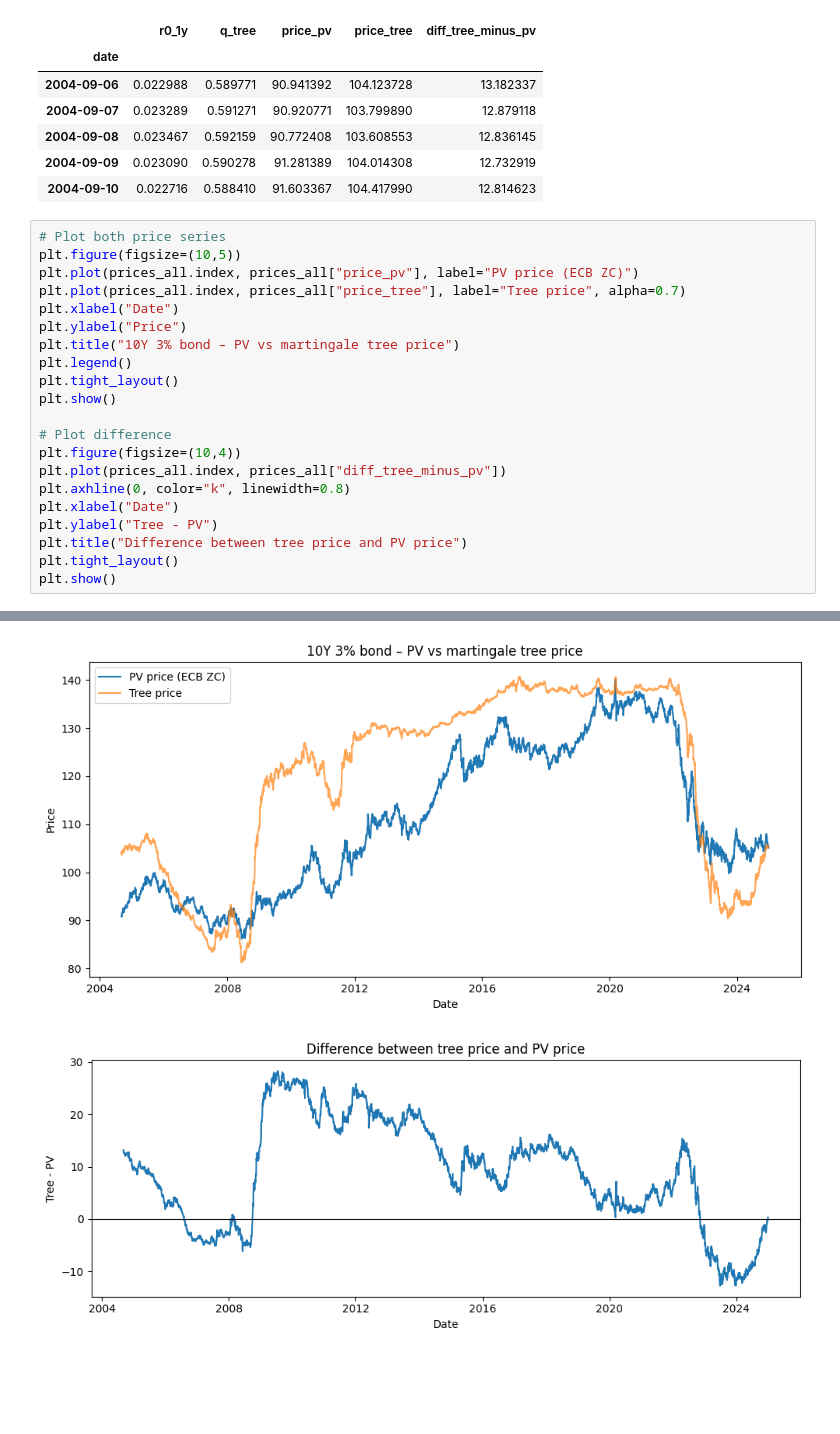
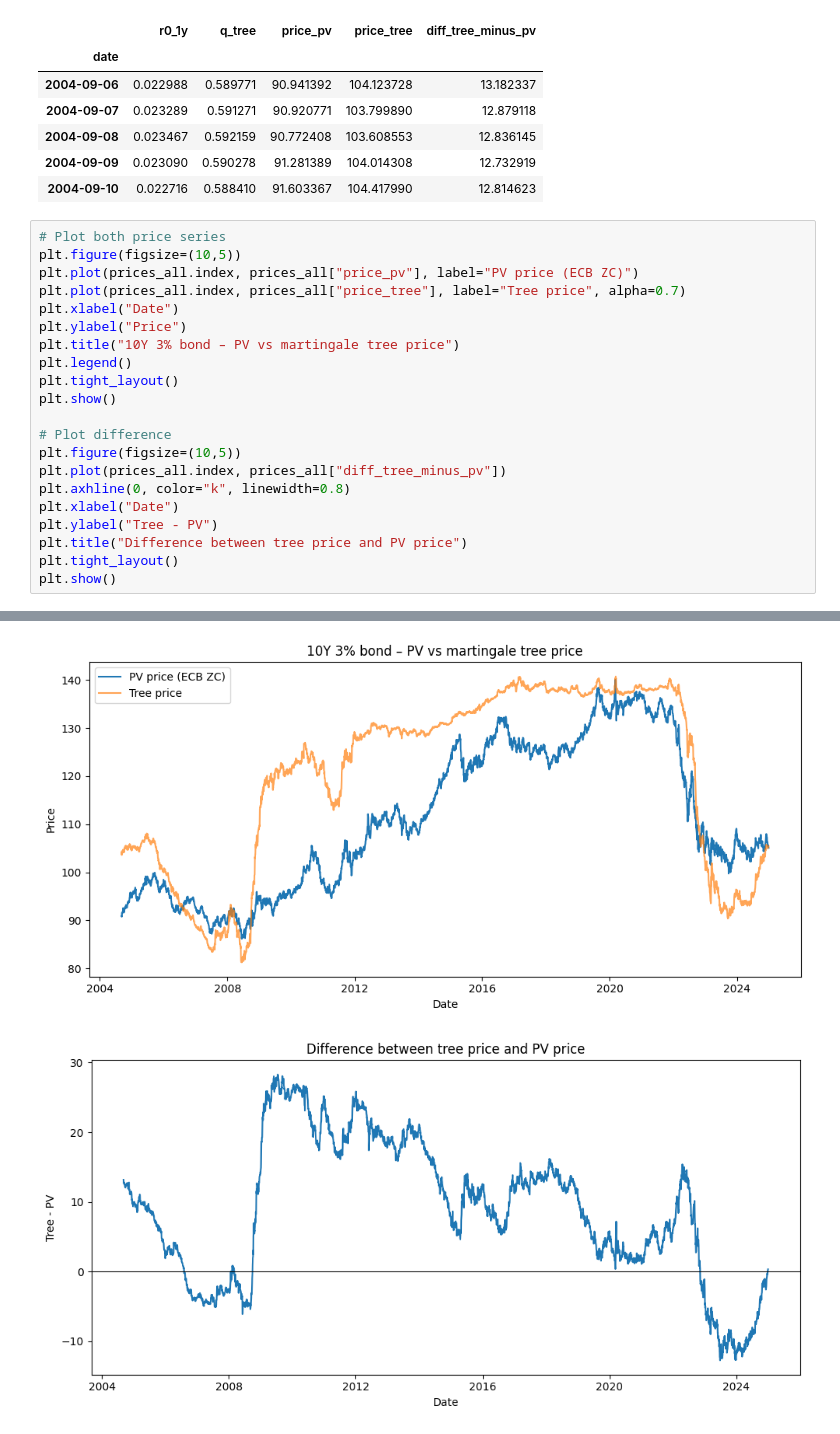
Before and after one commit to emschutt/Asset-Pricing, a Jupyter notebook: AP_v0.ipynb, the cells around one changed output, grey strips where cells are left out. Saved outputs shown, nothing was run; the diff lists cells and outputs as text; blank space fills up the shorter version.

```diff
--- a/AP_v0.ipynb
+++ b/AP_v0.ipynb
@@ -377,7 +377,7 @@ plt.tight_layout()
 plt.show()
 
 # Plot difference
-plt.figure(figsize=(10,4))
+plt.figure(figsize=(10,5))
 plt.plot(prices_all.index, prices_all["diff_tree_minus_pv"])
 plt.axhline(0, color="k", linewidth=0.8)
 plt.xlabel("Date")
@@ -398,2 +389,2 @@ max       0.045396     0.701621   140.072632   140.735898           28.293013
 [figure]
-[figure, old version]
+[figure, new version]
```
Also changed, not shown: parts of 2 cells of this notebook.
